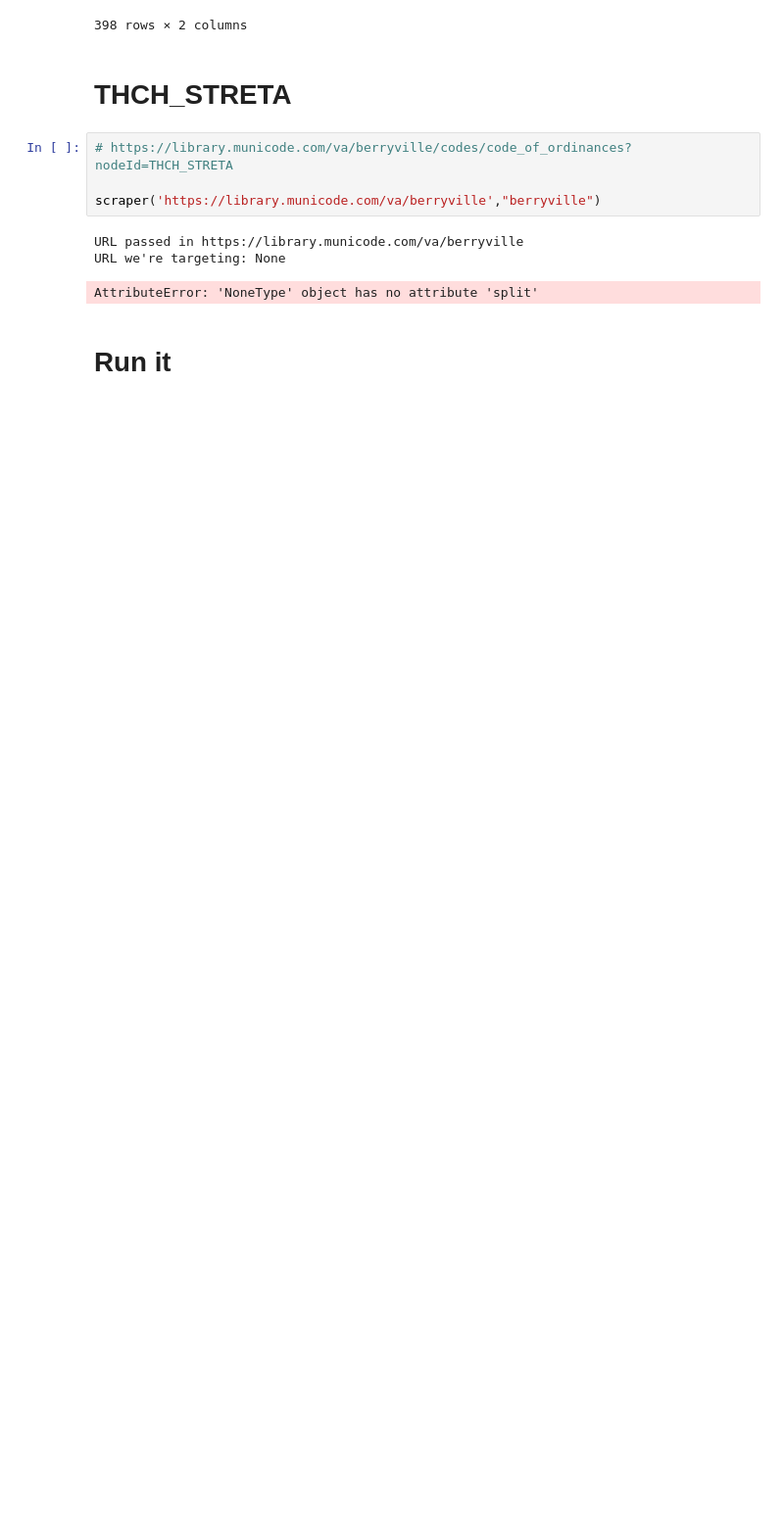
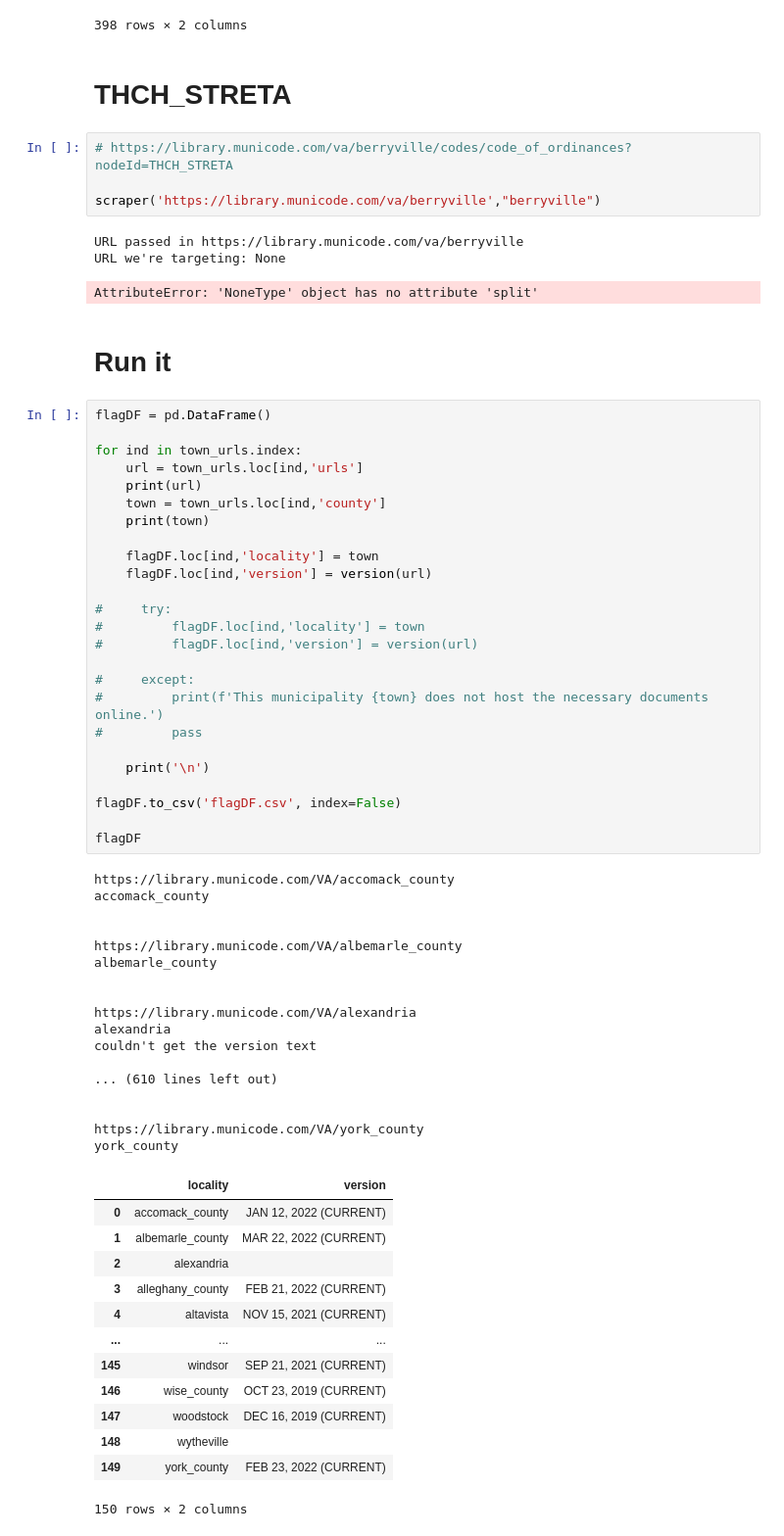
Before and after one commit to code-for-charlottesville/expungementcapstone, a Jupyter notebook: municode_March2.ipynb, the cells around one changed output. Shown: that part at 98% size. Saved outputs shown, nothing was run; the diff lists cells and outputs as text; blank space fills up the shorter version.

Commit message:
holden updates to municode file with its output
this update outputs a separate csv that indicates how up-to-date the data is from municode

```diff
--- a/municode_March2.ipynb
+++ b/municode_March2.ipynb
@@ -340,6 +358,62 @@ URL we're targeting: None
 AttributeError: 'NoneType' object has no attribute 'split'
 # %% [markdown]
 # Run it
+# %%
+flagDF = pd.DataFrame()
+
+for ind in town_urls.index:
+    url = town_urls.loc[ind,'urls']
+    print(url)
+    town = town_urls.loc[ind,'county']
+    print(town)
+
+    flagDF.loc[ind,'locality'] = town
+    flagDF.loc[ind,'version'] = version(url)
+
+#     try:
+#         flagDF.loc[ind,'locality'] = town
+#         flagDF.loc[ind,'version'] = version(url)
+
+#     except:
+#         print(f'This municipality {town} does not host the necessary documents online.')
+#         pass
+
+    print('\n')
+
+flagDF.to_csv('flagDF.csv', index=False)
+
+flagDF
+# %% [output]
+https://library.municode.com/VA/accomack_county
+accomack_county
+
+
+https://library.municode.com/VA/albemarle_county
+albemarle_county
+
+
+https://library.municode.com/VA/alexandria
+alexandria
+couldn't get the version text
+
+... (610 lines left out)
+
+
+https://library.municode.com/VA/york_county
+york_county
+|  | locality | version |
+| 0 | accomack_county | JAN 12, 2022 (CURRENT) |
+| 1 | albemarle_county | MAR 22, 2022 (CURRENT) |
+| 2 | alexandria |  |
+| 3 | alleghany_county | FEB 21, 2022 (CURRENT) |
+| 4 | altavista | NOV 15, 2021 (CURRENT) |
+| ... | ... | ... |
+| 145 | windsor | SEP 21, 2021 (CURRENT) |
+| 146 | wise_county | OCT 23, 2019 (CURRENT) |
+| 147 | woodstock | DEC 16, 2019 (CURRENT) |
+| 148 | wytheville |  |
+| 149 | york_county | FEB 23, 2022 (CURRENT) |
+150 rows × 2 columns
 # %%
 import time
 start_time = time.time()
```
Also changed, not shown: parts of 9 cells of this notebook, 1 other file.
